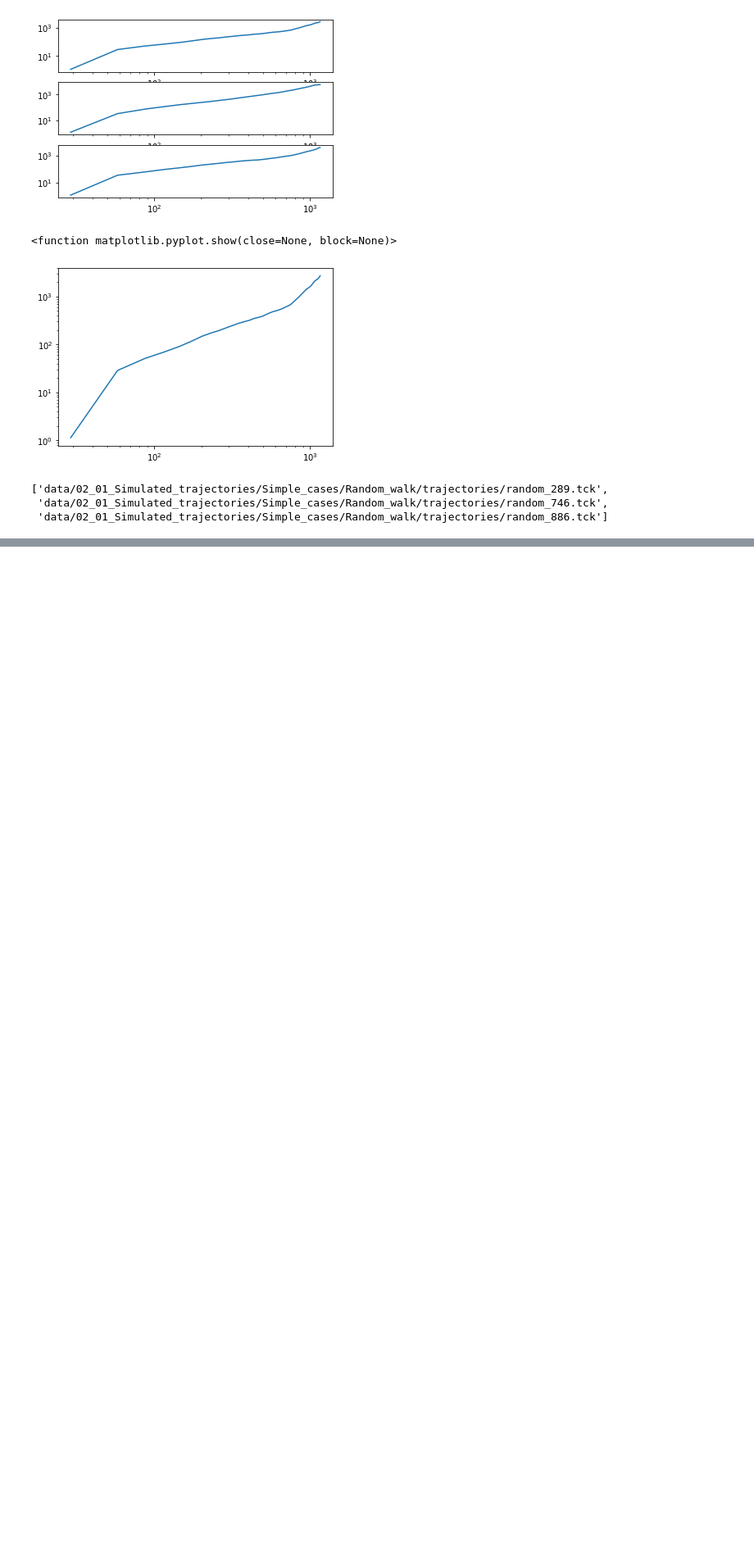
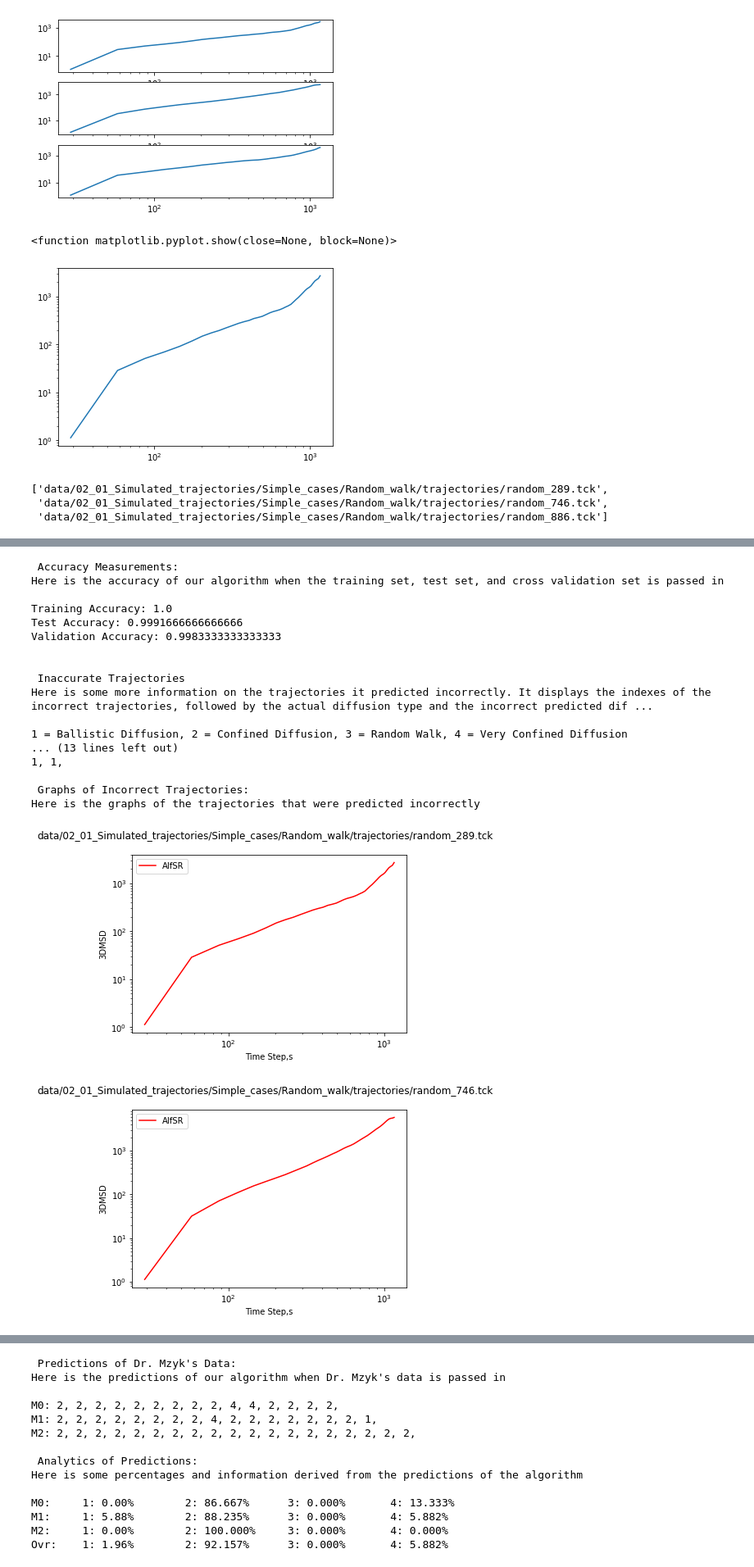
Before and after one commit to AIfSR/2022-spring-unsupervised-learning, a Jupyter notebook: Logistic Regression.ipynb, the cells around one changed output, grey strips where cells are left out. Shown at 82% size. Saved outputs shown, nothing was run; the diff lists cells and outputs as text; code cells hidden in the pictures; blank space fills up the shorter version.

Commit message:
updatedAlina'sGraph

```diff
--- a/Logistic Regression.ipynb
+++ b/Logistic Regression.ipynb
@@ -309,0 +319,23 @@ print(len(Myzkcategories[2][1]))
+# %%
+from CreatingGraphs import createLRGraphs
+createLRGraphs()
+# %% [output]
+ Accuracy Measurements:
+Here is the accuracy of our algorithm when the training set, test set, and cross validation set is passed in
+
+Training Accuracy: 1.0
+Test Accuracy: 0.9991666666666666
+Validation Accuracy: 0.9983333333333333
+
+
+ Inaccurate Trajectories
+Here is some more information on the trajectories it predicted incorrectly. It displays the indexes of the incorrect trajectories, followed by the actual diffusion type and the incorrect predicted dif ...
+
+1 = Ballistic Diffusion, 2 = Confined Diffusion, 3 = Random Walk, 4 = Very Confined Diffusion
+... (13 lines left out)
+1, 1,
+
+ Graphs of Incorrect Trajectories:
+Here is the graphs of the trajectories that were predicted incorrectly
+[figure, added]
+[figure, added]
@@ -309,0 +343,14 @@ print(len(Myzkcategories[2][1]))
+ Predictions of Dr. Mzyk's Data:
+Here is the predictions of our algorithm when Dr. Mzyk's data is passed in
+
+M0: 2, 2, 2, 2, 2, 2, 2, 2, 2, 4, 4, 2, 2, 2, 2,
+M1: 2, 2, 2, 2, 2, 2, 2, 2, 4, 2, 2, 2, 2, 2, 2, 2, 1,
+M2: 2, 2, 2, 2, 2, 2, 2, 2, 2, 2, 2, 2, 2, 2, 2, 2, 2, 2, 2,
+
+ Analytics of Predictions:
+Here is some percentages and information derived from the predictions of the algorithm
+
+M0:     1: 0.00%        2: 86.667%      3: 0.000%       4: 13.333%
+M1:     1: 5.88%        2: 88.235%      3: 0.000%       4: 5.882%
+M2:     1: 0.00%        2: 100.000%     3: 0.000%       4: 0.000%
+Ovr:    1: 1.96%        2: 92.157%      3: 0.000%       4: 5.882%
```
Also changed, not shown: parts of 8 cells of this notebook, 1 other file.
